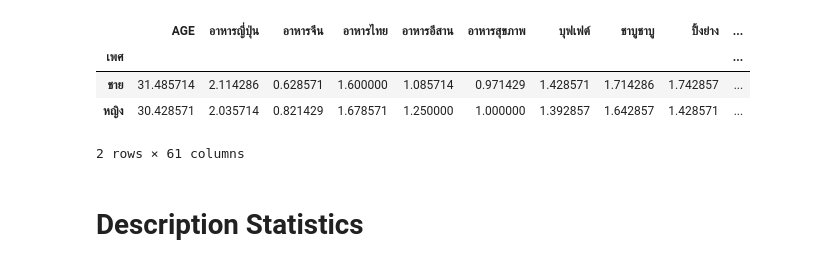
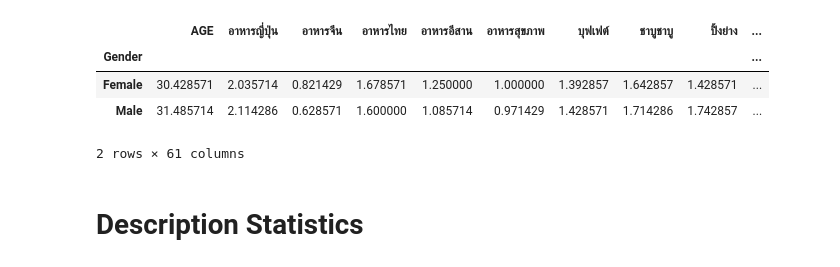
Before and after one commit to theptat002/BADS7105-CRM-Analytics-and-Intelligence, a Jupyter notebook: Homework 01/BADS7105_Homework_01_PART03_Analysis.ipynb, the cells around one changed output. Cells and saved outputs as stored; diff of their text form; code cells hidden in the pictures.

```diff
--- a/Homework 01/BADS7105_Homework_01_PART03_Analysis.ipynb
+++ b/Homework 01/BADS7105_Homework_01_PART03_Analysis.ipynb
@@ -14,13 +14,15 @@ from sklearn.cluster import SpectralClustering
 df = pd.read_excel("complete_data.xlsx")
 # %%
 df = df.drop(["Unnamed: 0","Timestamp","Kmeans"],axis=1)
+# %%
+df["Gender"] = np.where(df["เพศ"] == "ชาย","Male","Female")
 # %%
-df.groupby("เพศ").mean()
+df.groupby("Gender").mean()
 # %% [output]
 |  | AGE | อาหารญี่ปุ่น | อาหารจึน | อาหารไทย | อาหารอีสาน | อาหารสุขภาพ | บุฟเฟต์ | ชาบูชาบู | ปิ้งย่าง | ... |
-| เพศ |  |  |  |  |  |  |  |  |  | ... |
-| ชาย | 31.485714 | 2.114286 | 0.628571 | 1.600000 | 1.085714 | 0.971429 | 1.428571 | 1.714286 | 1.742857 | ... |
-| หญิง | 30.428571 | 2.035714 | 0.821429 | 1.678571 | 1.250000 | 1.000000 | 1.392857 | 1.642857 | 1.428571 | ... |
+| Gender |  |  |  |  |  |  |  |  |  | ... |
+| Female | 30.428571 | 2.035714 | 0.821429 | 1.678571 | 1.250000 | 1.000000 | 1.392857 | 1.642857 | 1.428571 | ... |
+| Male | 31.485714 | 2.114286 | 0.628571 | 1.600000 | 1.085714 | 0.971429 | 1.428571 | 1.714286 | 1.742857 | ... |
 2 rows × 61 columns
 # %%
 ls_like = ['อาหารญี่ปุ่น',
```
Also changed, not shown: parts of 14 cells of this notebook, 3 other files.
